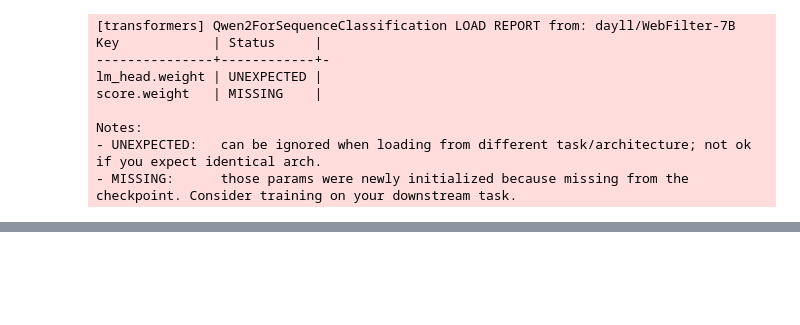
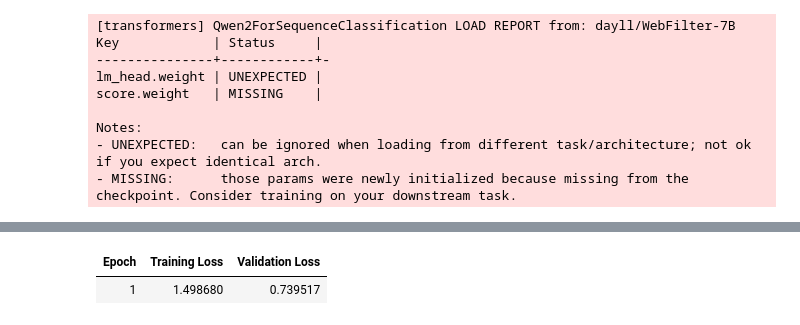
Before and after one commit to Bryan-625/DS340W-Project, a Jupyter notebook: FinGPT_Inference_Llama2_13B_falcon_7B_for_Beginners.ipynb, the cells around one changed output, grey strips where cells are left out. Saved outputs shown, nothing was run; the diff lists cells and outputs as text; code cells hidden in the pictures; blank space fills up the shorter version.

```diff
--- a/FinGPT_Inference_Llama2_13B_falcon_7B_for_Beginners.ipynb
+++ b/FinGPT_Inference_Llama2_13B_falcon_7B_for_Beginners.ipynb
@@ -208,0 +156,84 @@ Answer: """
+# %%
+# Training the Web Filter Model
+
+# 1. Prepare training, testing, and validation data
+train_df = pd.read_csv('/content/train.csv')
+test_df = pd.read_csv('/content/test.csv')
+val_df = pd.read_csv('/content/validation.csv')
+
+# Handle missing or empty values
+train_df = train_df.dropna(subset=['input', 'output'])
+test_df = test_df.dropna(subset=['input', 'output'])
+val_df = val_df.dropna(subset=['input', 'output'])
+
+# Map 'input' to 'text'
+train_df['text'] = train_df['input'].astype(str)
+test_df['text'] = test_df['input'].astype(str)
+val_df['text'] = val_df['input'].astype(str)
+
+# Map your 3 sentiment classes ('positive', 'neutral', 'negative') to numerical IDs (0, 1, 2)
+label_mapping = {'negative': 0, 'neutral': 1, 'positive': 2}
+train_df['label'] = train_df['output'].map(label_mapping)
+test_df['label'] = test_df['output'].map(label_mapping)
+val_df['label'] = val_df['output'].map(label_mapping)
+
+# Drop any rows that couldn't be mapped successfully
+train_df = train_df.dropna(subset=['label'])
+test_df = test_df.dropna(subset=['label'])
+val_df = val_df.dropna(subset=['label'])
+
+train_df['label'] = train_df['label'].astype(int)
+test_df['label'] = test_df['label'].astype(int)
+val_df['label'] = val_df['label'].astype(int)
+
+# Convert to Hugging Face Datasets
+train_dataset = Dataset.from_pandas(train_df[['text', 'label']])
+test_dataset = Dataset.from_pandas(test_df[['text', 'label']])
+val_dataset = Dataset.from_pandas(val_df[['text', 'label']])
+
+def tokenize_function(examples):
+    return filter_tokenizer(examples["text"], padding="max_length", truncation=True, max_length=512)
+
+train_dataset = train_dataset.map(tokenize_function, batched=True)
+test_dataset = test_dataset.map(tokenize_function, batched=True)
+
+# Re-initialize the model to output 3 classes and support classification loss calculation
+filter_model = AutoModelForSequenceClassification.from_pretrained(
+    web_filter_model_name,
+    num_labels=3,
+    ignore_mismatched_sizes=True,
+    device_map="cuda:0"
+)
+filter_model = filter_model.eval()
+
+# 2. Configure training arguments
+training_args = TrainingArguments(
+    output_dir="./web_filter_results",
+    eval_strategy="epoch",
+    save_strategy="epoch",
+    learning_rate=4e-5,
+    per_device_train_batch_size=2,
+    per_device_eval_batch_size=2,
+    num_train_epochs=1,
+    weight_decay=0.01,
+    logging_steps=10,
+    load_best_model_at_end=True,
+    metric_for_best_model="eval_loss",
+    fp16=False, # Changed to False to fix NotImplementedError
+    report_to="none"
+)
+
+# 3. Initialize Trainer
+# We use 'processing_class' instead of 'tokenizer' for this transformers version
+trainer = Trainer(
+    model=filter_model,
+    args=training_args,
+    train_dataset=train_dataset,
+    eval_dataset=test_dataset,
+    processing_class=filter_tokenizer,
+)
+
+# 4. Start training
+print("Starting WebFilter training for 3 classes...")
+trainer.train()
+# %% [output]
@@ -208,0 +251,2 @@ Answer: """
+| Epoch | Training Loss | Validation Loss |
+| 1 | 1.498680 | 0.739517 |
```
Also changed, not shown: parts of 6 cells of this notebook.
